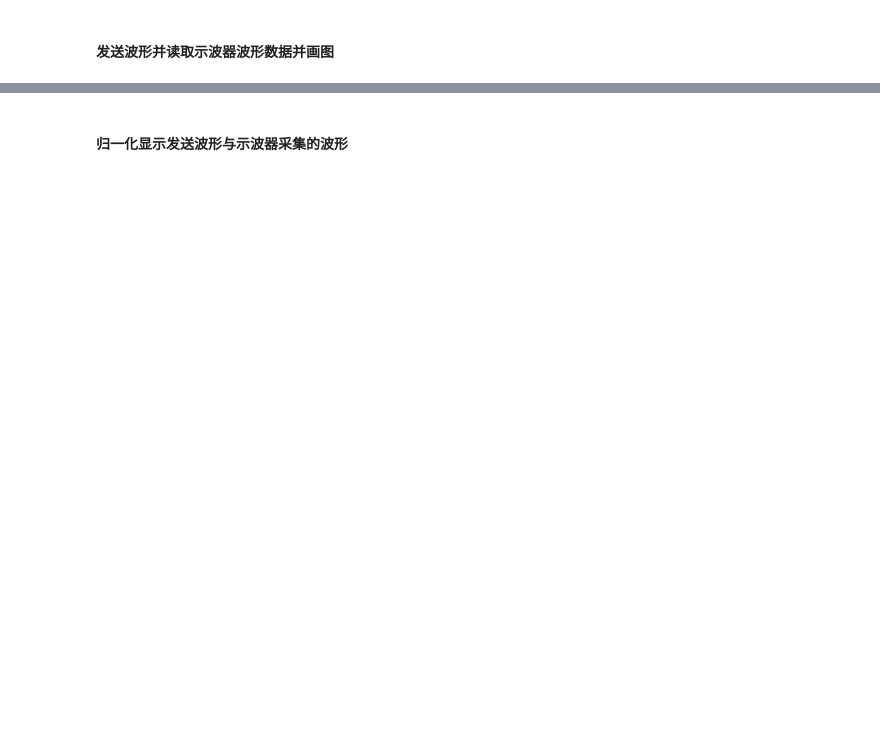
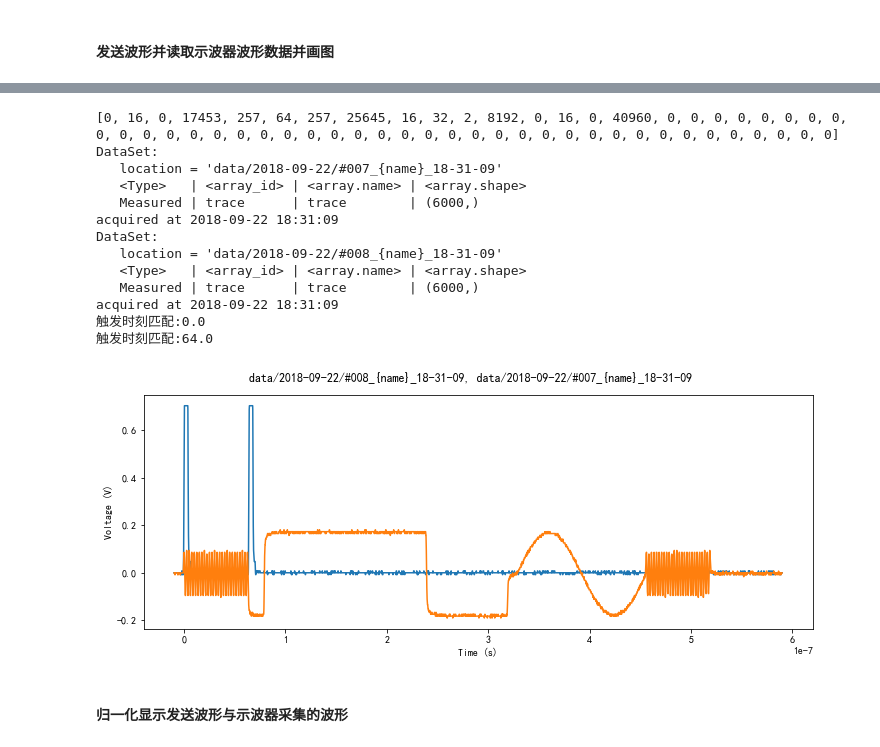
Before and after one commit to linjin1130/easy_work_tools, a Jupyter notebook: python3/da_control/SEQ LOOP&JUMP command test.ipynb, the cells around one changed output, grey strips where cells are left out. Saved outputs shown, nothing was run; the diff lists cells and outputs as text; code cells hidden in the pictures; blank space fills up the shorter version.

```diff
--- a/python3/da_control/SEQ LOOP&JUMP command test.ipynb
+++ b/python3/da_control/SEQ LOOP&JUMP command test.ipynb
@@ -157,0 +158,4 @@ seq_T_stop=[0,16,0,seq_D[3]|(1<<15)]
+# %%
+import itertools
+for i in itertools.permutations([0,1,2,3,4,5], 5):
+    print(i)
@@ -391,3 +410,20 @@ acquired at 2018-09-21 20:38:07
+# %%
+data_tr3 = send_and_read_back_wave(128, rto, da, da_ctrl, trig_time)
+# %% [output]
+[0, 16, 0, 17453, 257, 64, 257, 25645, 16, 32, 2, 8192, 0, 16, 0, 40960, 0, 0, 0, 0, 0, 0, 0, 0, 0, 0, 0, 0, 0, 0, 0, 0, 0, 0, 0, 0, 0, 0, 0, 0, 0, 0, 0, 0, 0, 0, 0, 0, 0, 0, 0, 0, 0, 0, 0, 0]
+DataSet:
+   location = 'data/2018-09-22/#007_{name}_18-31-09'
+   <Type>   | <array_id> | <array.name> | <array.shape>
+   Measured | trace      | trace        | (6000,)
+acquired at 2018-09-22 18:31:09
+DataSet:
+   location = 'data/2018-09-22/#008_{name}_18-31-09'
+   <Type>   | <array_id> | <array.name> | <array.shape>
+   Measured | trace      | trace        | (6000,)
+acquired at 2018-09-22 18:31:09
+触发时刻匹配:0.0
+触发时刻匹配:64.0
+[figure, added]
 # %% [markdown]
 #### 归一化显示发送波形与示波器采集的波形
 # %%
```
Also changed, not shown: parts of 10 cells of this notebook, 6 other files.
